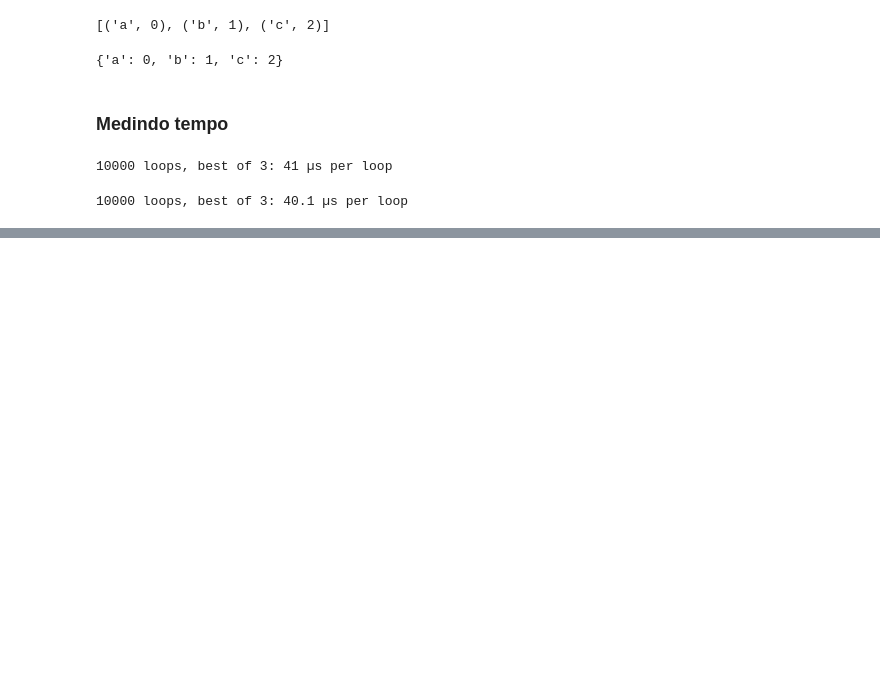
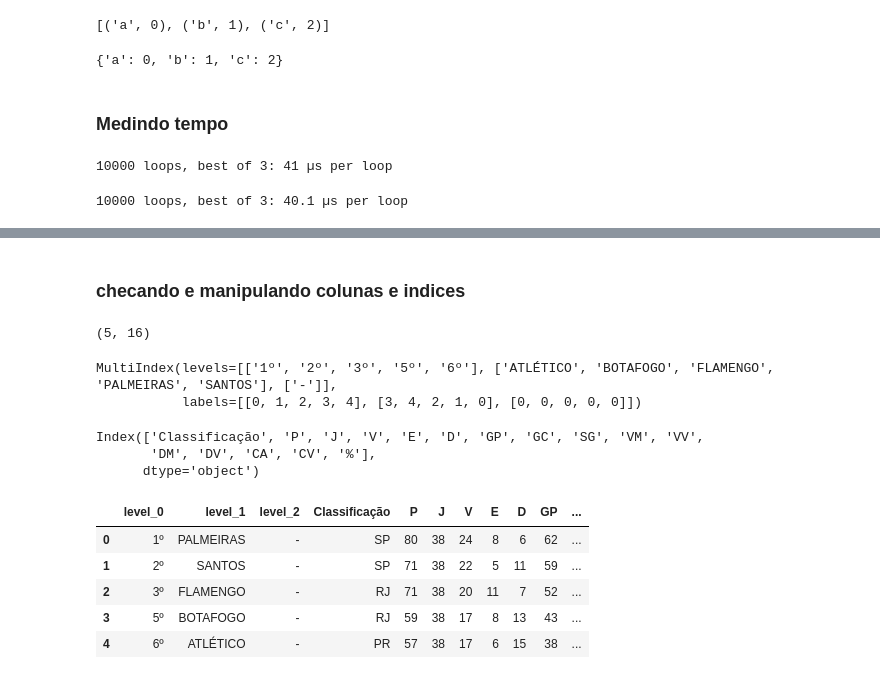
Before and after one commit to hitoshinagano/Locaweb_aulas, a Jupyter notebook: Aula 2017.ipynb, the cells around one changed output, grey strips where cells are left out. Drawn from its saved outputs; the diff is of its cells as text; code cells hidden in the pictures; blank space fills up the shorter version.

```diff
--- a/Aula 2017.ipynb
+++ b/Aula 2017.ipynb
@@ -318,0 +385,17 @@ for _ in range(1000): True
+# %% [markdown]
+### checando e manipulando colunas e indices
+# %%
+df.shape
+# %% [output]
+(5, 16)
+# %%
+df.index
+# %% [output]
+MultiIndex(levels=[['1º', '2º', '3º', '5º', '6º'], ['ATLÉTICO', 'BOTAFOGO', 'FLAMENGO', 'PALMEIRAS', 'SANTOS'], ['-']],
+           labels=[[0, 1, 2, 3, 4], [3, 4, 2, 1, 0], [0, 0, 0, 0, 0]])
+# %%
+df.columns
+# %% [output]
+Index(['Classificação', 'P', 'J', 'V', 'E', 'D', 'GP', 'GC', 'SG', 'VM', 'VV',
+       'DM', 'DV', 'CA', 'CV', '%'],
+      dtype='object')
@@ -318,0 +404,9 @@ for _ in range(1000): True
+# %%
+df
+# %% [output]
+|  | level_0 | level_1 | level_2 | Classificação | P | J | V | E | D | GP | ... |
+| 0 | 1º | PALMEIRAS | - | SP | 80 | 38 | 24 | 8 | 6 | 62 | ... |
+| 1 | 2º | SANTOS | - | SP | 71 | 38 | 22 | 5 | 11 | 59 | ... |
+| 2 | 3º | FLAMENGO | - | RJ | 71 | 38 | 20 | 11 | 7 | 52 | ... |
+| 3 | 5º | BOTAFOGO | - | RJ | 59 | 38 | 17 | 8 | 13 | 43 | ... |
+| 4 | 6º | ATLÉTICO | - | PR | 57 | 38 | 17 | 6 | 15 | 38 | ... |
```
Also changed, not shown: parts of 43 cells of this notebook.
